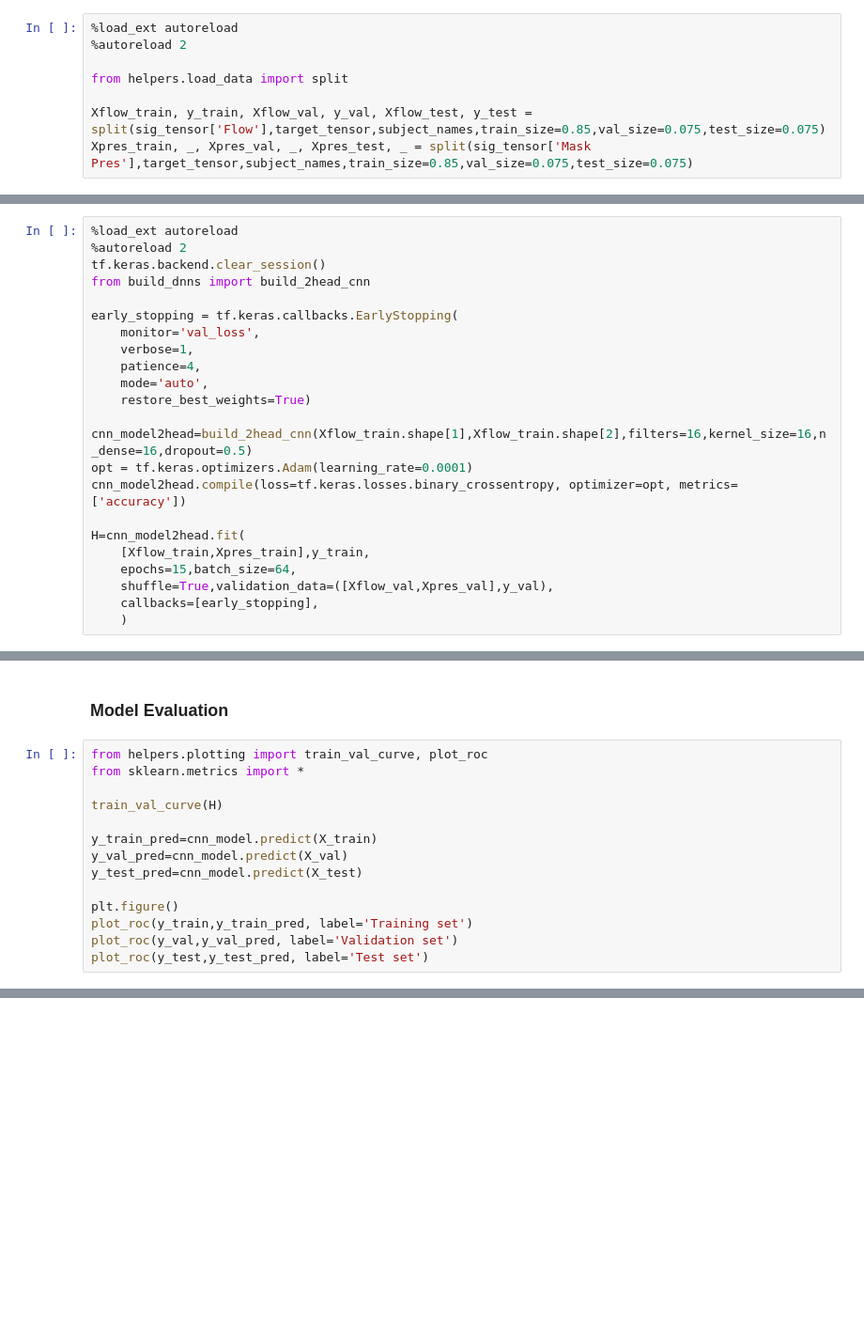
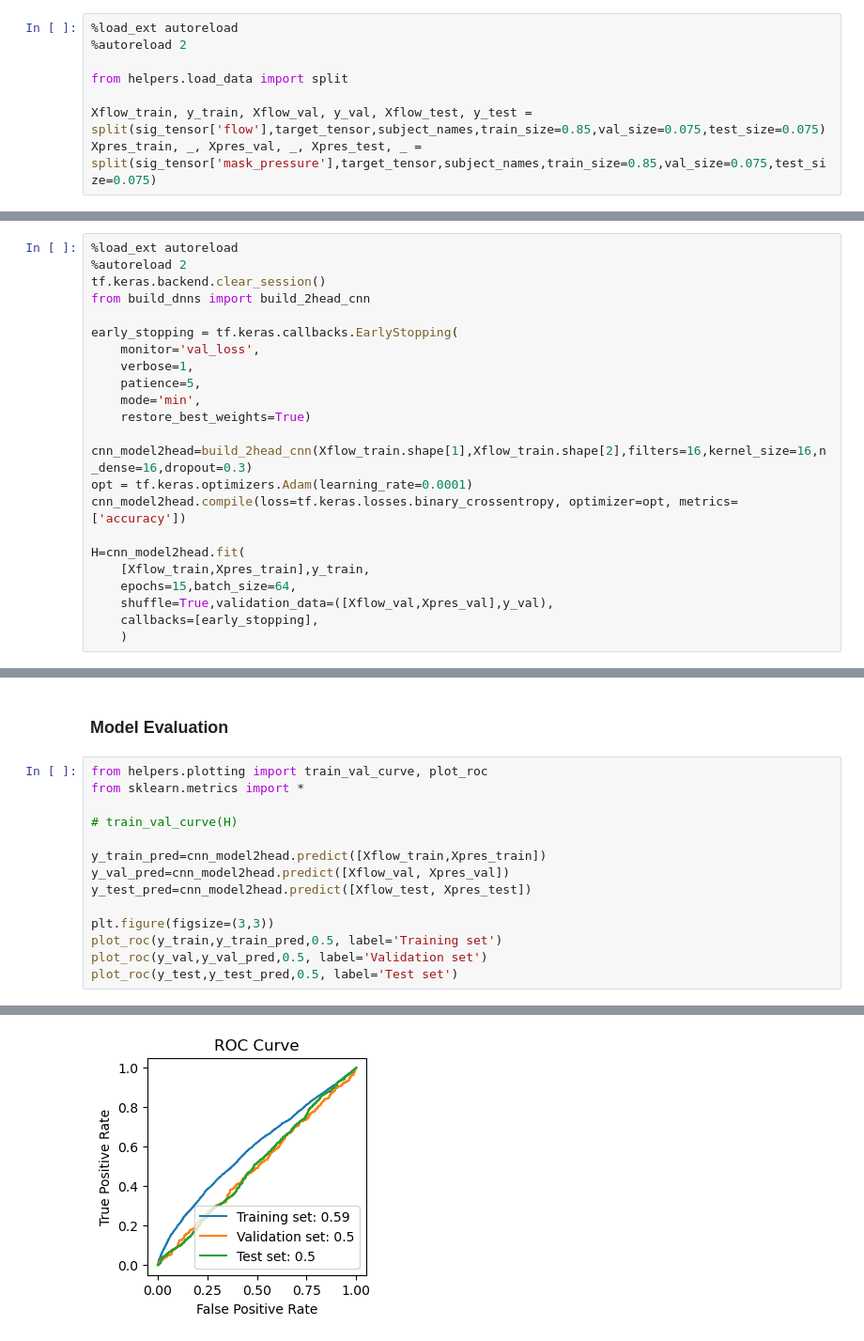
Before and after one commit to ResmedMichaelB/deepdive23, a Jupyter notebook: new_ml_approach/examples/position_clf.ipynb, the cells around one changed output, grey strips where cells are left out. Shown: that part at 94% size. Drawn from its saved outputs; the diff is of its cells as text; blank space fills up the shorter version.

```diff
--- a/new_ml_approach/examples/position_clf.ipynb
+++ b/new_ml_approach/examples/position_clf.ipynb
@@ -154,8 +162,8 @@ weighted avg       0.71      0.71      0.71      8110
 
 from helpers.load_data import split
 
-Xflow_train, y_train, Xflow_val, y_val, Xflow_test, y_test = split(sig_tensor['Flow'],target_tensor,subject_names,train_size=0.85,val_size=0.075,test_size=0.075)
-Xpres_train, _, Xpres_val, _, Xpres_test, _ = split(sig_tensor['Mask Pres'],target_tensor,subject_names,train_size=0.85,val_size=0.075,test_size=0.075)
+Xflow_train, y_train, Xflow_val, y_val, Xflow_test, y_test = split(sig_tensor['flow'],target_tensor,subject_names,train_size=0.85,val_size=0.075,test_size=0.075)
+Xpres_train, _, Xpres_val, _, Xpres_test, _ = split(sig_tensor['mask_pressure'],target_tensor,subject_names,train_size=0.85,val_size=0.075,test_size=0.075)
 # %% [output]
 The autoreload extension is already loaded. To reload it, use:
   %reload_ext autoreload
@@ -183,11 +191,11 @@ from build_dnns import build_2head_cnn
 early_stopping = tf.keras.callbacks.EarlyStopping(
     monitor='val_loss',
     verbose=1,
-    patience=4,
-    mode='auto',
+    patience=5,
+    mode='min',
     restore_best_weights=True)
 
-cnn_model2head=build_2head_cnn(Xflow_train.shape[1],Xflow_train.shape[2],filters=16,kernel_size=16,n_dense=16,dropout=0.5)
+cnn_model2head=build_2head_cnn(Xflow_train.shape[1],Xflow_train.shape[2],filters=16,kernel_size=16,n_dense=16,dropout=0.3)
 opt = tf.keras.optimizers.Adam(learning_rate=0.0001)
 cnn_model2head.compile(loss=tf.keras.losses.binary_crossentropy, optimizer=opt, metrics=['accuracy'])
 
@@ -212,13 +227,14 @@ KeyboardInterrupt:
 from helpers.plotting import train_val_curve, plot_roc
 from sklearn.metrics import *
 
-train_val_curve(H)
+# train_val_curve(H)
 
-y_train_pred=cnn_model.predict(X_train)
-y_val_pred=cnn_model.predict(X_val)
-y_test_pred=cnn_model.predict(X_test)
+y_train_pred=cnn_model2head.predict([Xflow_train,Xpres_train])
+y_val_pred=cnn_model2head.predict([Xflow_val, Xpres_val])
+y_test_pred=cnn_model2head.predict([Xflow_test, Xpres_test])
 
-plt.figure()
-plot_roc(y_train,y_train_pred, label='Training set')
-plot_roc(y_val,y_val_pred, label='Validation set')
-plot_roc(y_test,y_test_pred, label='Test set')
+plt.figure(figsize=(3,3))
+plot_roc(y_train,y_train_pred,0.5, label='Training set')
+plot_roc(y_val,y_val_pred,0.5, label='Validation set')
+plot_roc(y_test,y_test_pred,0.5, label='Test set')
+# %% [output]
@@ -225 +244,2 @@ plot_roc(y_test,y_test_pred, label='Test set')
+[figure, added]
 # %%
```
Also changed, not shown: parts of 11 cells of this notebook, 5 other files.
